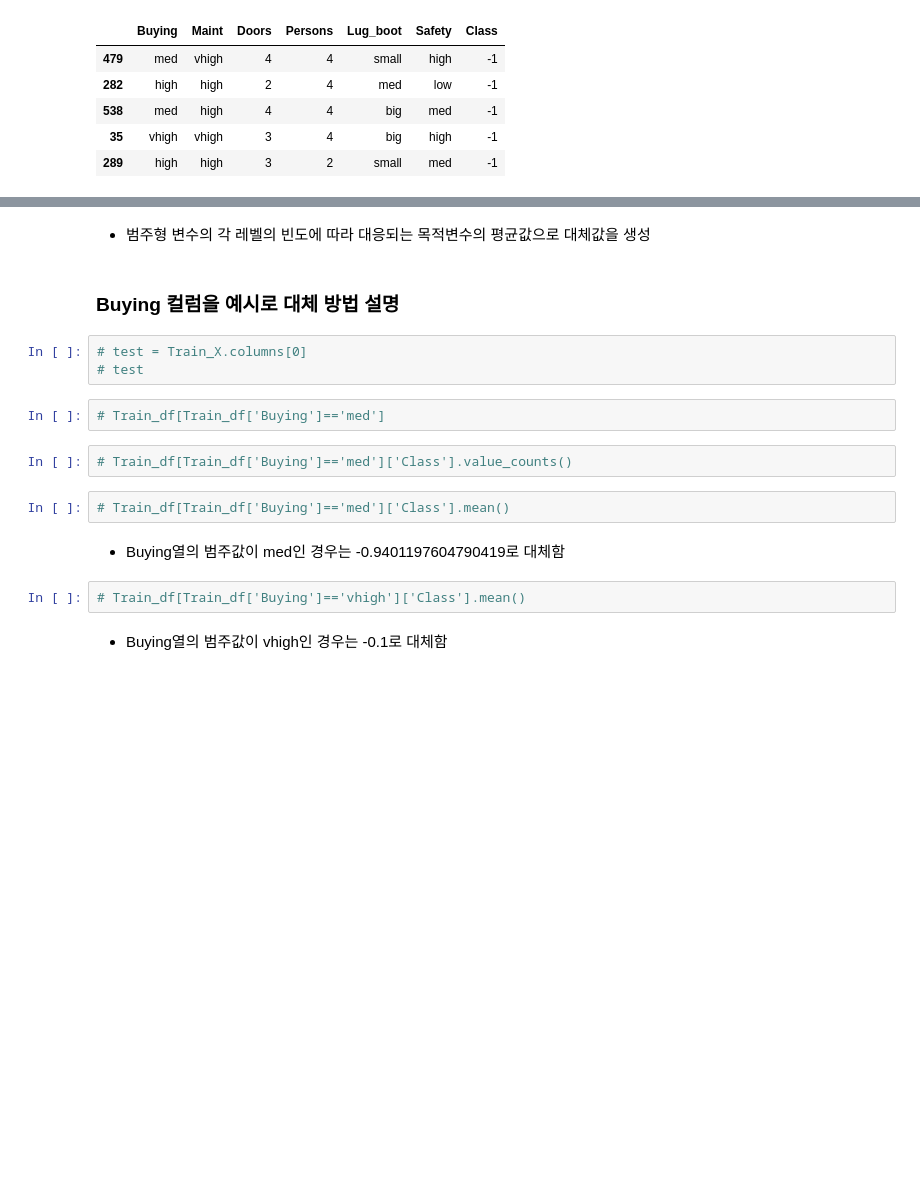
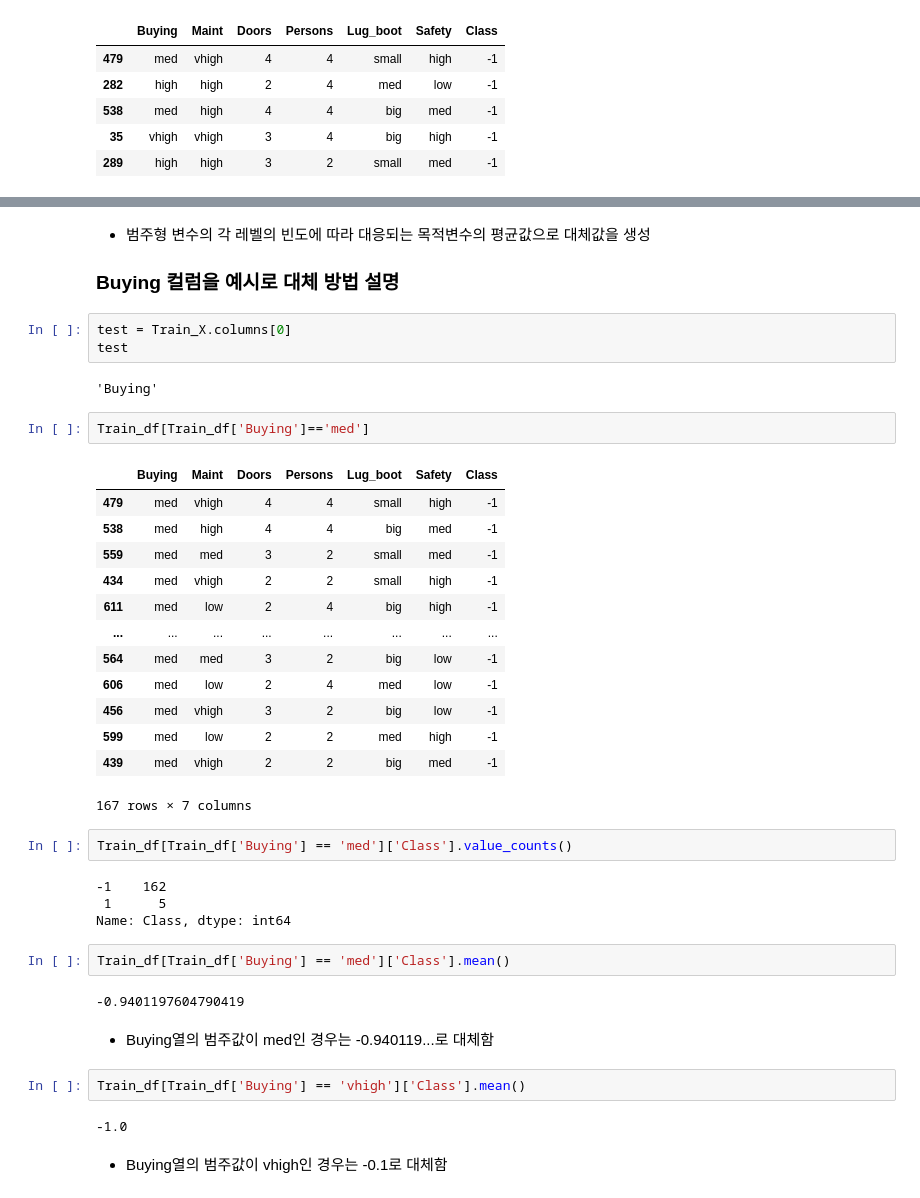
Before and after one commit to junhokim42/Python_study, a Jupyter notebook: Bigdata_training/Bigdata_analysis/day7/머신러닝 필수 전처리/07_ 범주형 변수 처리.ipynb, the cells around one changed output, grey strips where cells are left out. Saved outputs shown, nothing was run; the diff lists cells and outputs as text; blank space fills up the shorter version.

```diff
--- a/Bigdata_training/Bigdata_analysis/day7/머신러닝 필수 전처리/07_ 범주형 변수 처리.ipynb
+++ b/Bigdata_training/Bigdata_analysis/day7/머신러닝 필수 전처리/07_ 범주형 변수 처리.ipynb
@@ -196,19 +216,43 @@ Train_df.head()
 # %% [markdown]
 - 범주형 변수의 각 레벨의 빈도에 따라 대응되는 목적변수의 평균값으로 대체값을 생성
+
+### Buying 컬럼을 예시로 대체 방법 설명
-# %% [markdown]
-### Buying 컬럼을 예시로 대체 방법 설명
 # %%
-# test = Train_X.columns[0]
-# test
+test = Train_X.columns[0]
+test
+# %% [output]
+'Buying'
 # %%
-# Train_df[Train_df['Buying']=='med']
+Train_df[Train_df['Buying']=='med']
+# %% [output]
+|  | Buying | Maint | Doors | Persons | Lug_boot | Safety | Class |
+| 479 | med | vhigh | 4 | 4 | small | high | -1 |
+| 538 | med | high | 4 | 4 | big | med | -1 |
+| 559 | med | med | 3 | 2 | small | med | -1 |
+| 434 | med | vhigh | 2 | 2 | small | high | -1 |
+| 611 | med | low | 2 | 4 | big | high | -1 |
+| ... | ... | ... | ... | ... | ... | ... | ... |
+| 564 | med | med | 3 | 2 | big | low | -1 |
+| 606 | med | low | 2 | 4 | med | low | -1 |
+| 456 | med | vhigh | 3 | 2 | big | low | -1 |
+| 599 | med | low | 2 | 2 | med | high | -1 |
+| 439 | med | vhigh | 2 | 2 | big | med | -1 |
+167 rows × 7 columns
 # %%
-# Train_df[Train_df['Buying']=='med']['Class'].value_counts()
+Train_df[Train_df['Buying'] == 'med']['Class'].value_counts()
+# %% [output]
+-1    162
+ 1      5
+Name: Class, dtype: int64
 # %%
-# Train_df[Train_df['Buying']=='med']['Class'].mean()
+Train_df[Train_df['Buying'] == 'med']['Class'].mean()
+# %% [output]
+-0.9401197604790419
 # %% [markdown]
-- Buying열의 범주값이 med인 경우는 -0.9401197604790419로 대체함
+- Buying열의 범주값이 med인 경우는 -0.940119...로 대체함
 # %%
-# Train_df[Train_df['Buying']=='vhigh']['Class'].mean()
+Train_df[Train_df['Buying'] == 'vhigh']['Class'].mean()
+# %% [output]
+-1.0
 # %% [markdown]
 - Buying열의 범주값이 vhigh인 경우는 -0.1로 대체함
```
Also changed, not shown: parts of 55 cells of this notebook, 10 other files.
